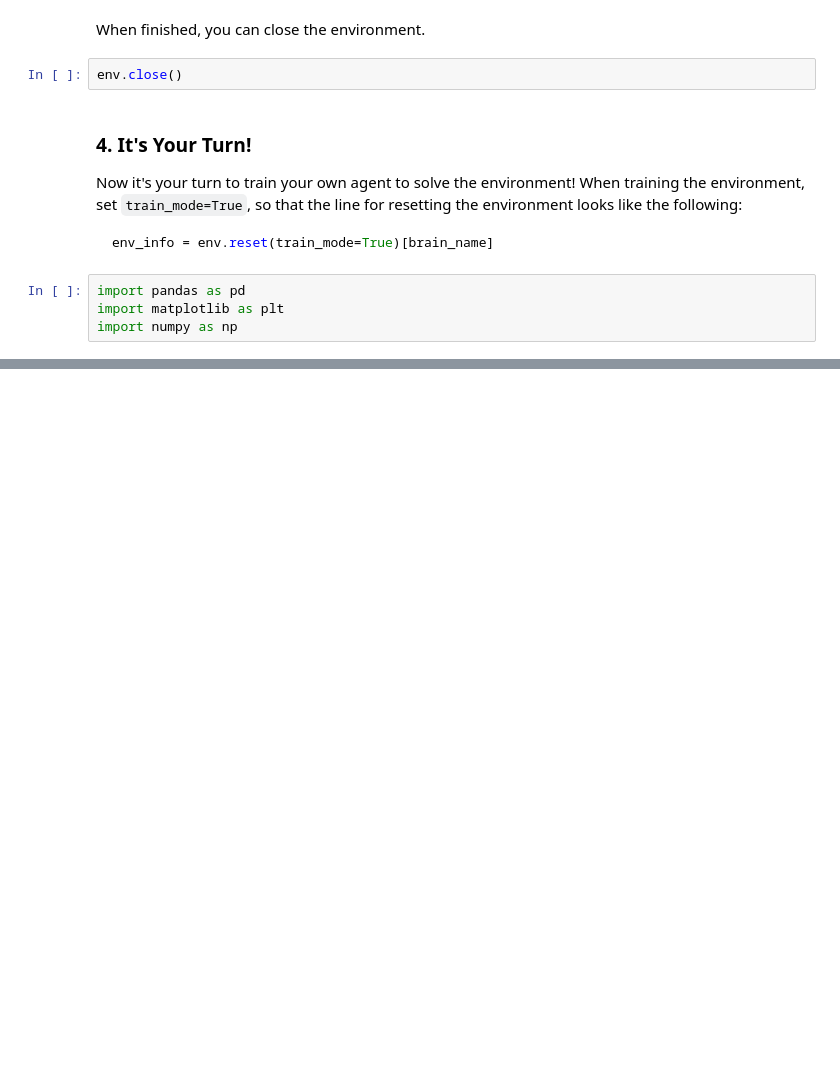
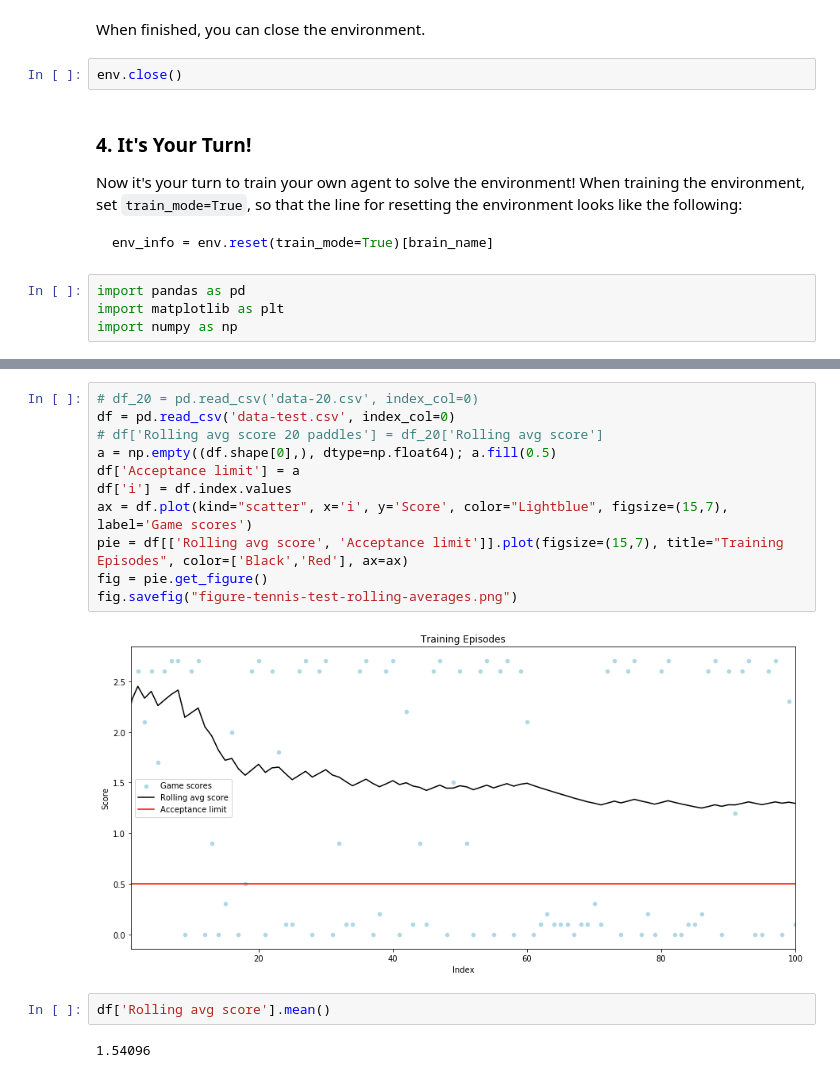
Before and after one commit to IzidoroBaltazar/DeepReinfLearning, a Jupyter notebook: project3/Tennis.ipynb, the cells around one changed output, grey strips where cells are left out. Saved outputs shown, nothing was run; the diff lists cells and outputs as text; blank space fills up the shorter version.

Commit message:
[FEATURE] tennis solved

```diff
--- a/project3/Tennis.ipynb
+++ b/project3/Tennis.ipynb
@@ -139,0 +128,17 @@ df['Rolling avg score'].max()
+# %%
+# df_20 = pd.read_csv('data-20.csv', index_col=0)
+df = pd.read_csv('data-test.csv', index_col=0)
+# df['Rolling avg score 20 paddles'] = df_20['Rolling avg score']
+a = np.empty((df.shape[0],), dtype=np.float64); a.fill(0.5)
+df['Acceptance limit'] = a
+df['i'] = df.index.values
+ax = df.plot(kind="scatter", x='i', y='Score', color="Lightblue", figsize=(15,7), label='Game scores')
+pie = df[['Rolling avg score', 'Acceptance limit']].plot(figsize=(15,7), title="Training Episodes", color=['Black','Red'], ax=ax)
+fig = pie.get_figure()
+fig.savefig("figure-tennis-test-rolling-averages.png")
+# %% [output]
+[figure, added]
+# %%
+df['Rolling avg score'].mean()
+# %% [output]
+1.54096
```
Also changed, not shown: parts of 3 cells of this notebook, 10 other files.
